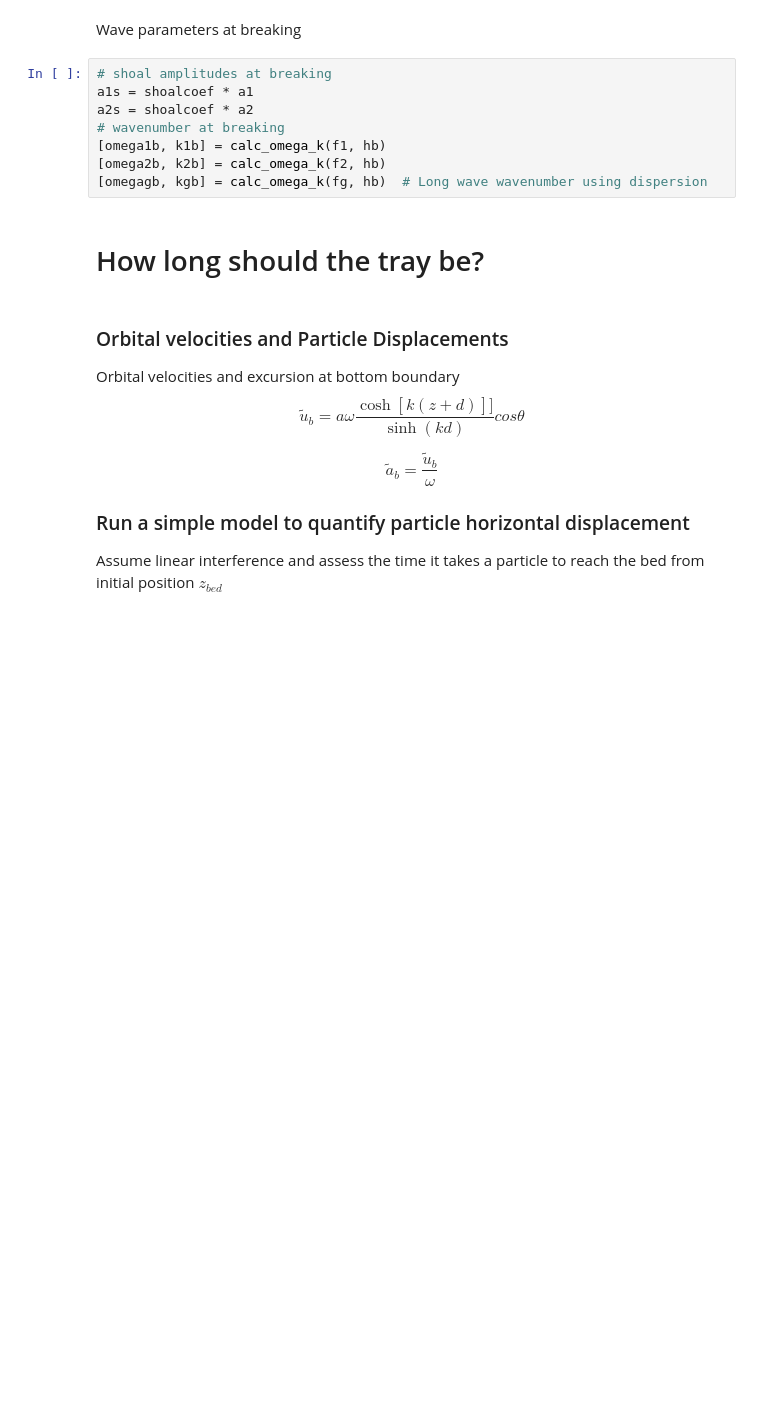
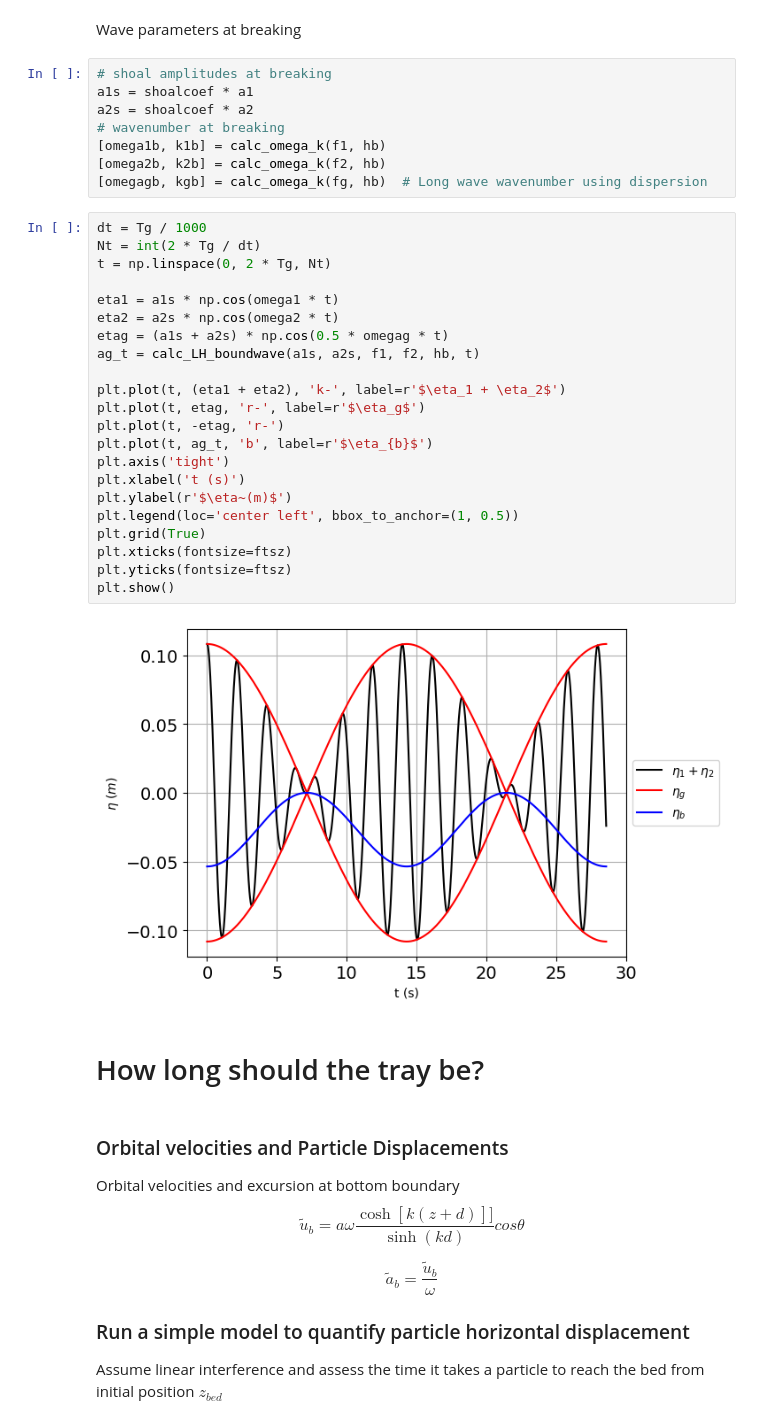
Before and after one commit to chegermiller/sedcolab-stone, a Jupyter notebook: lab-scaling/sediment_tray.ipynb, the cells around one changed output. Drawn from its saved outputs; the diff is of its cells as text; blank space fills up the shorter version.

```diff
--- a/lab-scaling/sediment_tray.ipynb
+++ b/lab-scaling/sediment_tray.ipynb
@@ -151,6 +263,30 @@ a2s = shoalcoef * a2
 [omega1b, k1b] = calc_omega_k(f1, hb)
 [omega2b, k2b] = calc_omega_k(f2, hb)
 [omegagb, kgb] = calc_omega_k(fg, hb)  # Long wave wavenumber using dispersion
+# %%
+dt = Tg / 1000
+Nt = int(2 * Tg / dt)
+t = np.linspace(0, 2 * Tg, Nt)
+
+eta1 = a1s * np.cos(omega1 * t)
+eta2 = a2s * np.cos(omega2 * t)
+etag = (a1s + a2s) * np.cos(0.5 * omegag * t)
+ag_t = calc_LH_boundwave(a1s, a2s, f1, f2, hb, t)
+
+plt.plot(t, (eta1 + eta2), 'k-', label=r'$\eta_1 + \eta_2$')
+plt.plot(t, etag, 'r-', label=r'$\eta_g$')
+plt.plot(t, -etag, 'r-')
+plt.plot(t, ag_t, 'b', label=r'$\eta_{b}$')
+plt.axis('tight')
+plt.xlabel('t (s)')
+plt.ylabel(r'$\eta~(m)$')
+plt.legend(loc='center left', bbox_to_anchor=(1, 0.5))
+plt.grid(True)
+plt.xticks(fontsize=ftsz)
+plt.yticks(fontsize=ftsz)
+plt.show()
+# %% [output]
+[figure, added]
 # %% [markdown]
 # How long should the tray be?
 # %% [markdown]
```
Also changed, not shown: parts of 8 cells of this notebook, 1 other file.
